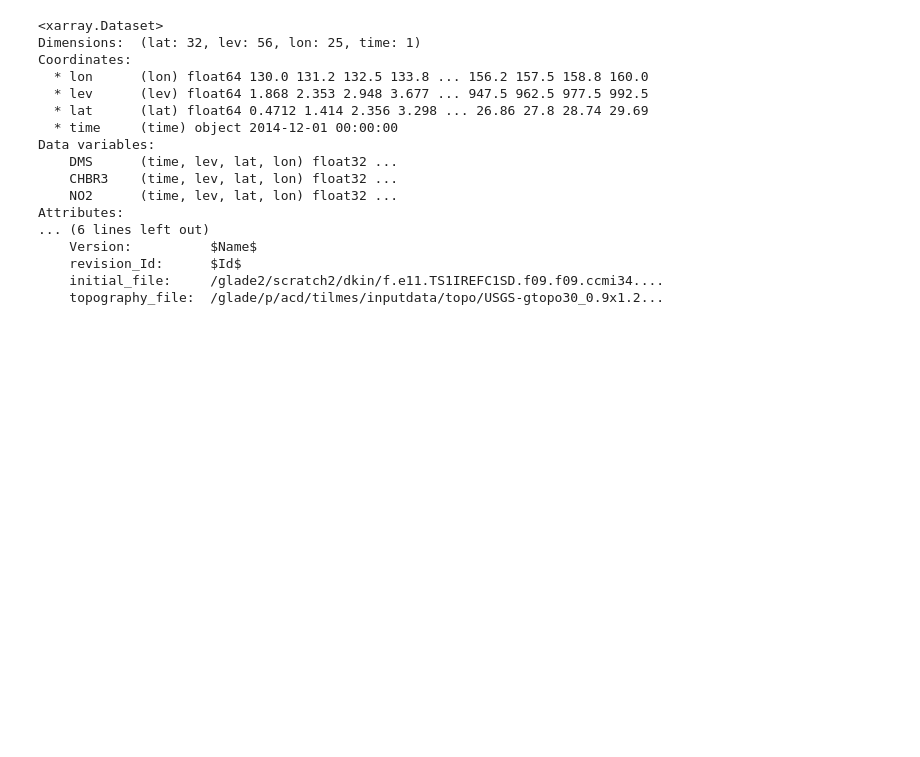
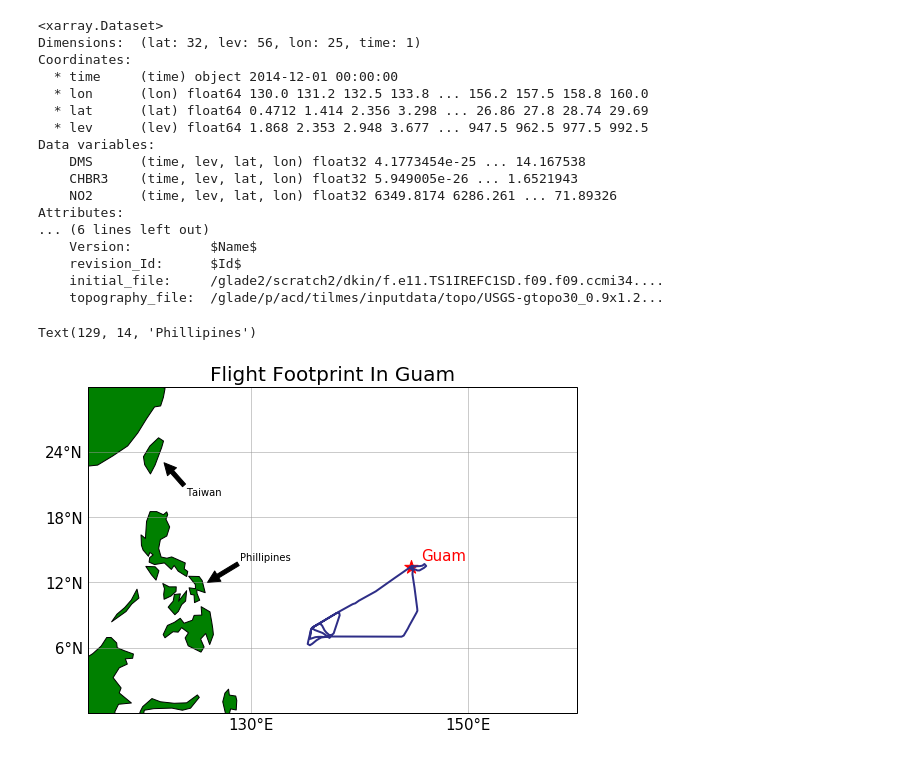
Before and after one commit to schelpon/final_project, a Jupyter notebook: final_project.ipynb, the cells around one changed output. Drawn from its saved outputs; the diff is of its cells as text; code cells hidden in the pictures; blank space fills up the shorter version.

```diff
--- a/final_project.ipynb
+++ b/final_project.ipynb
@@ -105,18 +96,19 @@ camchem_file        100%[===================>] 556.28K  2.16MB/s    in 0.3s
 # %%
 cam = xr.open_dataset('camchem_file')
+cam = cam[['DMS', 'CHBR3', 'NO2']]*(1e12)
 cam
 # %% [output]
 <xarray.Dataset>
 Dimensions:  (lat: 32, lev: 56, lon: 25, time: 1)
 Coordinates:
+  * time     (time) object 2014-12-01 00:00:00
   * lon      (lon) float64 130.0 131.2 132.5 133.8 ... 156.2 157.5 158.8 160.0
+  * lat      (lat) float64 0.4712 1.414 2.356 3.298 ... 26.86 27.8 28.74 29.69
   * lev      (lev) float64 1.868 2.353 2.948 3.677 ... 947.5 962.5 977.5 992.5
-  * lat      (lat) float64 0.4712 1.414 2.356 3.298 ... 26.86 27.8 28.74 29.69
-  * time     (time) object 2014-12-01 00:00:00
 Data variables:
-    DMS      (time, lev, lat, lon) float32 ...
-    CHBR3    (time, lev, lat, lon) float32 ...
-    NO2      (time, lev, lat, lon) float32 ...
+    DMS      (time, lev, lat, lon) float32 4.1773454e-25 ... 14.167538
+    CHBR3    (time, lev, lat, lon) float32 5.949005e-26 ... 1.6521943
+    NO2      (time, lev, lat, lon) float32 6349.8174 6286.261 ... 71.89326
 Attributes:
 ... (6 lines left out)
     Version:          $Name$
@@ -125,0 +120,39 @@ Attributes:
+# %%
+# ------------------------------------------- figure 0 -------------------------------------------
+########## plot location
+plt.figure(figsize=(12, 6))
+ax = plt.axes(projection=ccrs.PlateCarree())
+
+ax.plot(toga.GGLON, toga.GGLAT, c = [0.18, 0.18, 0.53], linewidth = 2)
+ax.set_title('Flight Footprint In Guam', fontsize=20)
+
+latmin = 0
+latmax = 30
+lonmin = 115
+lonmax = 160
+
+ax.set_extent([lonmin, lonmax, latmin, latmax], ccrs.PlateCarree())
+#ax.coastlines(resolution='50m', color='k', linewidth=1)
+ax.add_feature(cf.LAND, facecolor = 'g', edgecolor = 'k')
+gg = ax.gridlines(crs=ccrs.PlateCarree(), draw_labels=True,
+                  linewidth=0.5, color='0.6', linestyle='-')
+gg.xlocator = mticker.FixedLocator([lonmin, 130, 150, lonmax])
+gg.xlabels_top = False
+gg.ylabels_right = False
+gg.xformatter = LONGITUDE_FORMATTER
+gg.yformatter = LATITUDE_FORMATTER
+gg.xlabel_style = {'size': 15, 'color': 'k'}
+gg.ylabel_style = {'size': 15, 'color': 'k'}
+
+# add guam marker
+plt.scatter(144.7, 13.4, s = 200, c = 'r', marker = '*')
+ax.text(144.7+3, 13.4+1, "Guam", c = 'r', ha="center", va="center", size=15)
+
+# add some arrows
+ax.annotate('Taiwan', xy=(122, 23),
+             xytext=(124, 20), arrowprops={'facecolor': 'k'})
+ax.annotate('Phillipines', xy=(126, 12),
+             xytext=(129, 14), arrowprops={'facecolor': 'k'})
+# %% [output]
+Text(129, 14, 'Phillipines')
+[figure, added]
```
Also changed, not shown: parts of 18 cells of this notebook.
